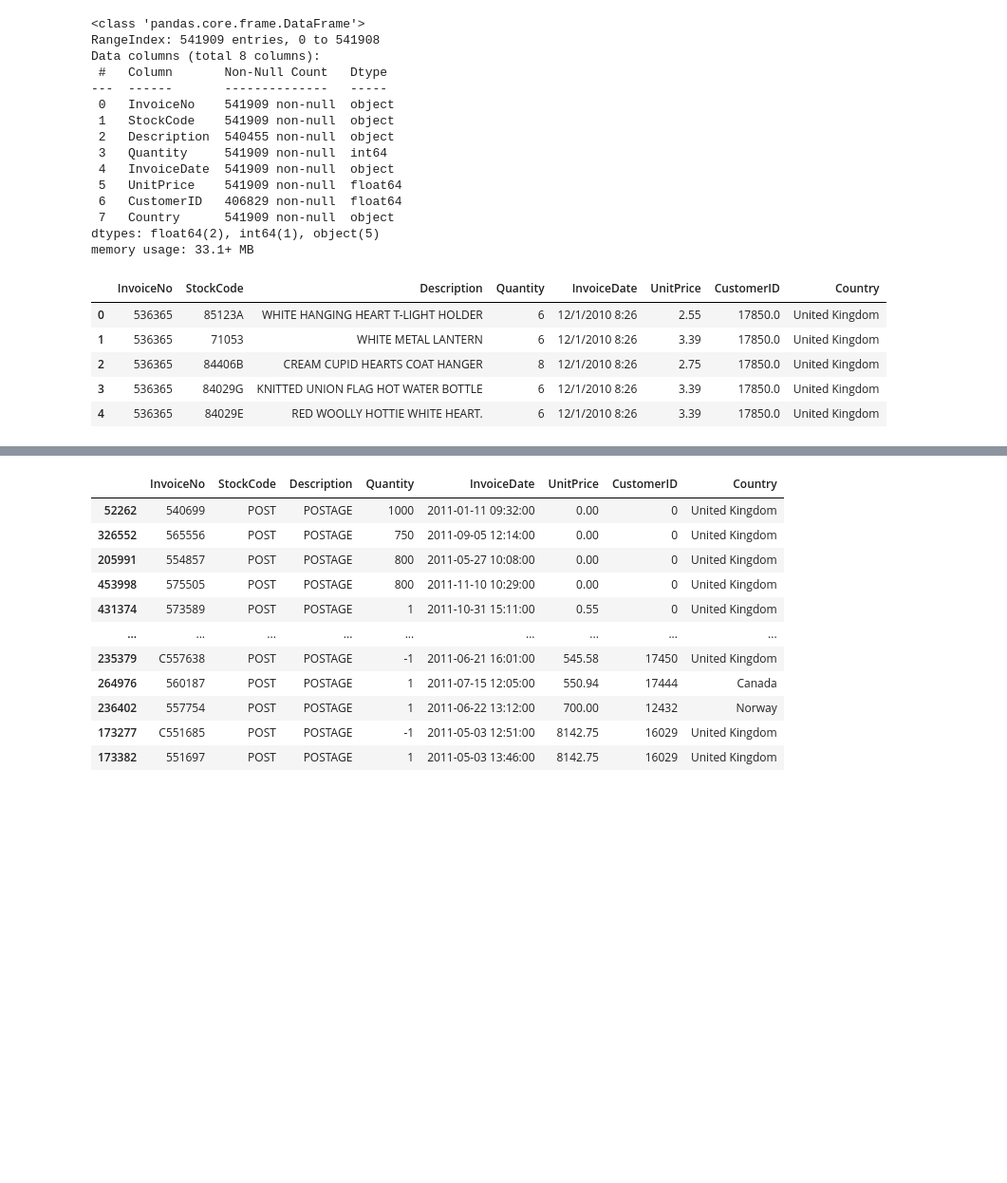
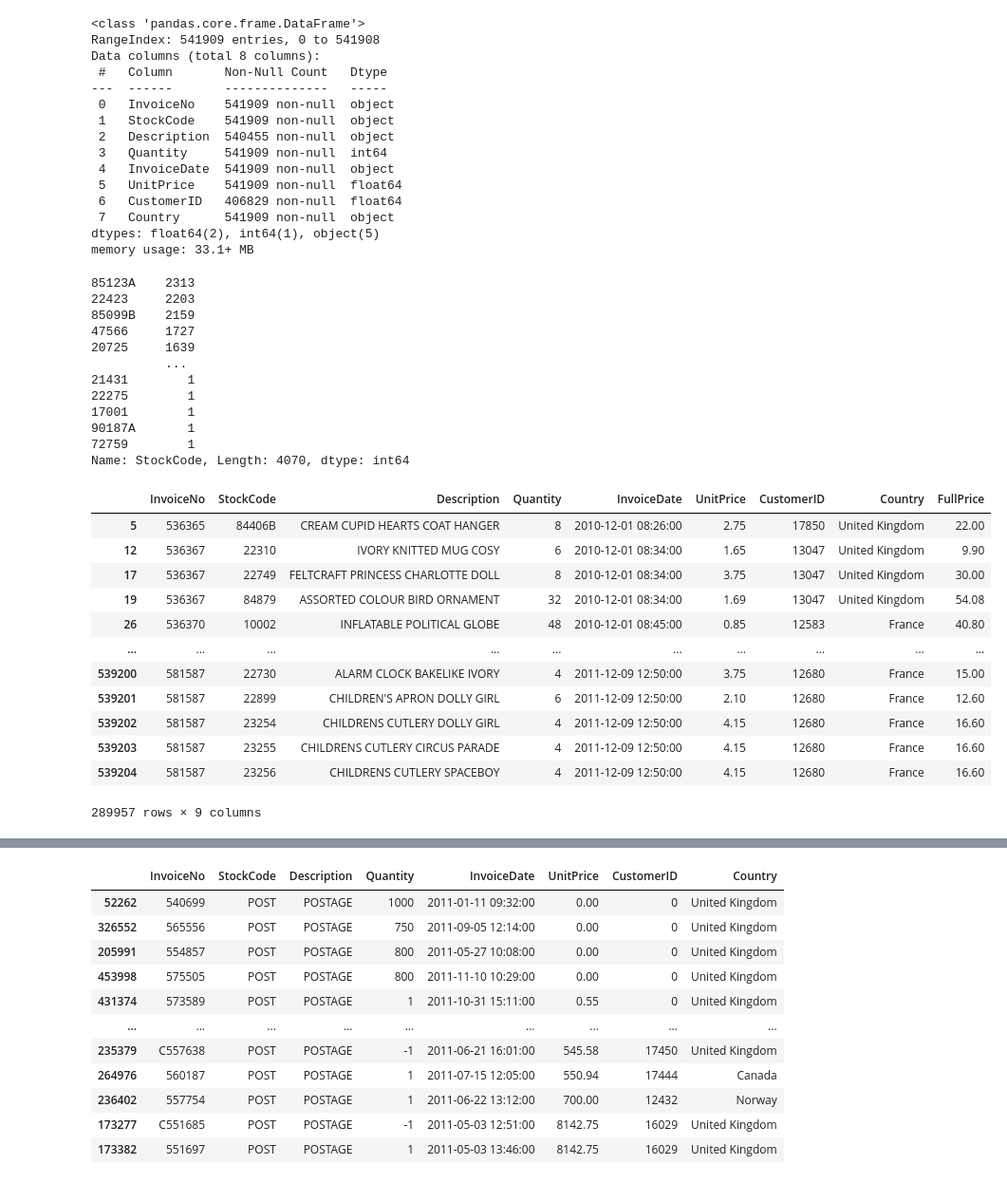
Before and after one commit to gregi12/e-commerce_analysis, a Jupyter notebook: exploratory_analysis.ipynb, the cells around one changed output, grey strips where cells are left out. Shown: that part at 95% size. Drawn from its saved outputs; the diff is of its cells as text; code cells hidden in the pictures; blank space fills up the shorter version.

```diff
--- a/exploratory_analysis.ipynb
+++ b/exploratory_analysis.ipynb
@@ -37,12 +28,18 @@ Data columns (total 8 columns):
 dtypes: float64(2), int64(1), object(5)
 memory usage: 33.1+ MB
 # %%
-df.head()
+df['StockCode'].value_counts()
 # %% [output]
-|  | InvoiceNo | StockCode | Description | Quantity | InvoiceDate | UnitPrice | CustomerID | Country |
-| 0 | 536365 | 85123A | WHITE HANGING HEART T-LIGHT HOLDER | 6 | 12/1/2010 8:26 | 2.55 | 17850.0 | United Kingdom |
-| 1 | 536365 | 71053 | WHITE METAL LANTERN | 6 | 12/1/2010 8:26 | 3.39 | 17850.0 | United Kingdom |
-| 2 | 536365 | 84406B | CREAM CUPID HEARTS COAT HANGER | 8 | 12/1/2010 8:26 | 2.75 | 17850.0 | United Kingdom |
-| 3 | 536365 | 84029G | KNITTED UNION FLAG HOT WATER BOTTLE | 6 | 12/1/2010 8:26 | 3.39 | 17850.0 | United Kingdom |
-| 4 | 536365 | 84029E | RED WOOLLY HOTTIE WHITE HEART. | 6 | 12/1/2010 8:26 | 3.39 | 17850.0 | United Kingdom |
+85123A    2313
+22423     2203
+85099B    2159
+47566     1727
+20725     1639
+          ...
+21431        1
+22275        1
+17001        1
+90187A       1
+72759        1
+Name: StockCode, Length: 4070, dtype: int64
 # %%
@@ -119,0 +140,16 @@ cancelled_orders_and_returns = cancelled_orders(filtered_df)
+# %%
+filtered_df1
+# %% [output]
+|  | InvoiceNo | StockCode | Description | Quantity | InvoiceDate | UnitPrice | CustomerID | Country | FullPrice |
+| 5 | 536365 | 84406B | CREAM CUPID HEARTS COAT HANGER | 8 | 2010-12-01 08:26:00 | 2.75 | 17850 | United Kingdom | 22.00 |
+| 12 | 536367 | 22310 | IVORY KNITTED MUG COSY | 6 | 2010-12-01 08:34:00 | 1.65 | 13047 | United Kingdom | 9.90 |
+| 17 | 536367 | 22749 | FELTCRAFT PRINCESS CHARLOTTE DOLL | 8 | 2010-12-01 08:34:00 | 3.75 | 13047 | United Kingdom | 30.00 |
+| 19 | 536367 | 84879 | ASSORTED COLOUR BIRD ORNAMENT | 32 | 2010-12-01 08:34:00 | 1.69 | 13047 | United Kingdom | 54.08 |
+| 26 | 536370 | 10002 | INFLATABLE POLITICAL GLOBE | 48 | 2010-12-01 08:45:00 | 0.85 | 12583 | France | 40.80 |
+| ... | ... | ... | ... | ... | ... | ... | ... | ... | ... |
+| 539200 | 581587 | 22730 | ALARM CLOCK BAKELIKE IVORY | 4 | 2011-12-09 12:50:00 | 3.75 | 12680 | France | 15.00 |
+| 539201 | 581587 | 22899 | CHILDREN'S APRON DOLLY GIRL | 6 | 2011-12-09 12:50:00 | 2.10 | 12680 | France | 12.60 |
+| 539202 | 581587 | 23254 | CHILDRENS CUTLERY DOLLY GIRL | 4 | 2011-12-09 12:50:00 | 4.15 | 12680 | France | 16.60 |
+| 539203 | 581587 | 23255 | CHILDRENS CUTLERY CIRCUS PARADE | 4 | 2011-12-09 12:50:00 | 4.15 | 12680 | France | 16.60 |
+| 539204 | 581587 | 23256 | CHILDRENS CUTLERY SPACEBOY | 4 | 2011-12-09 12:50:00 | 4.15 | 12680 | France | 16.60 |
+289957 rows × 9 columns
```
Also changed, not shown: parts of 27 cells of this notebook.
